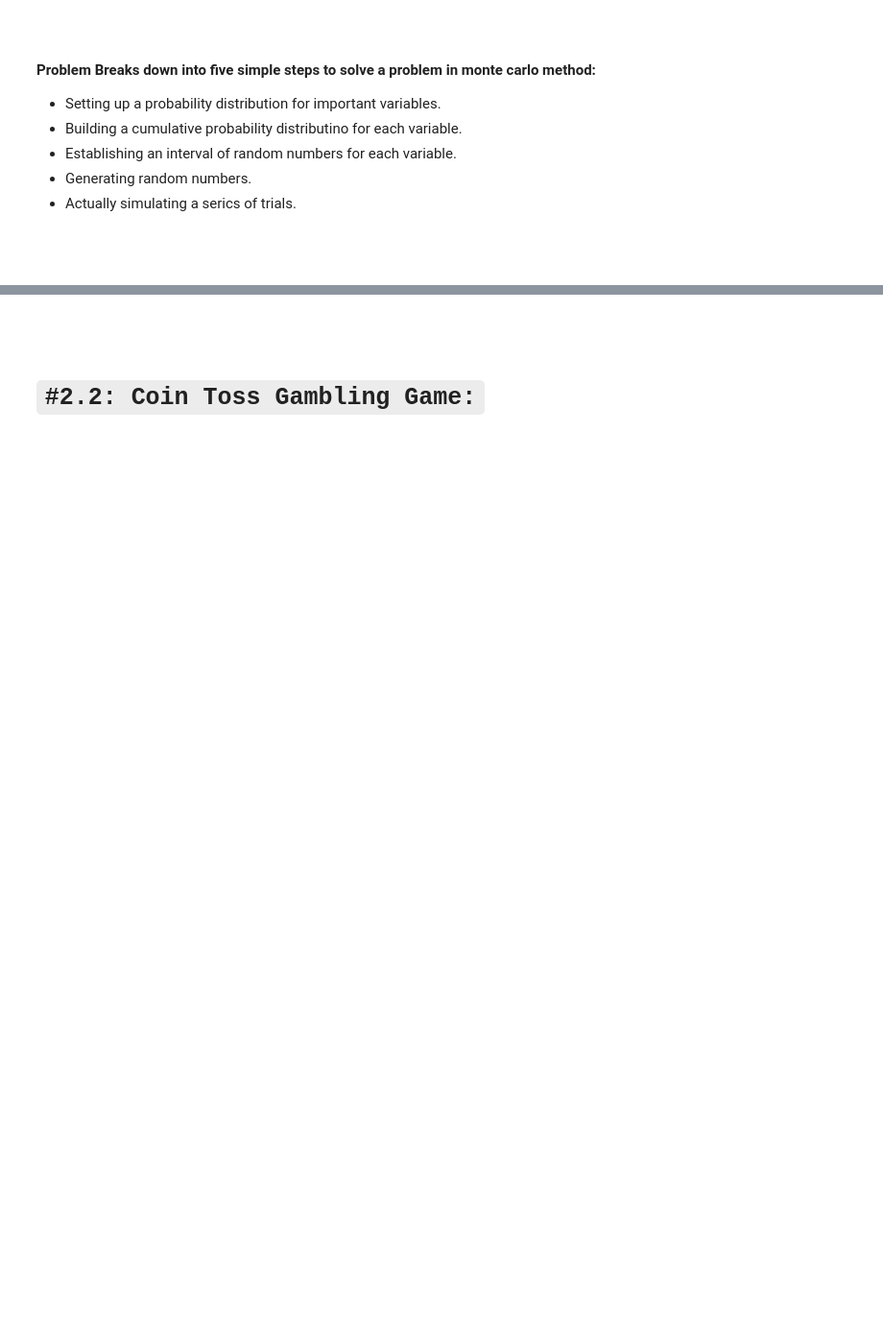
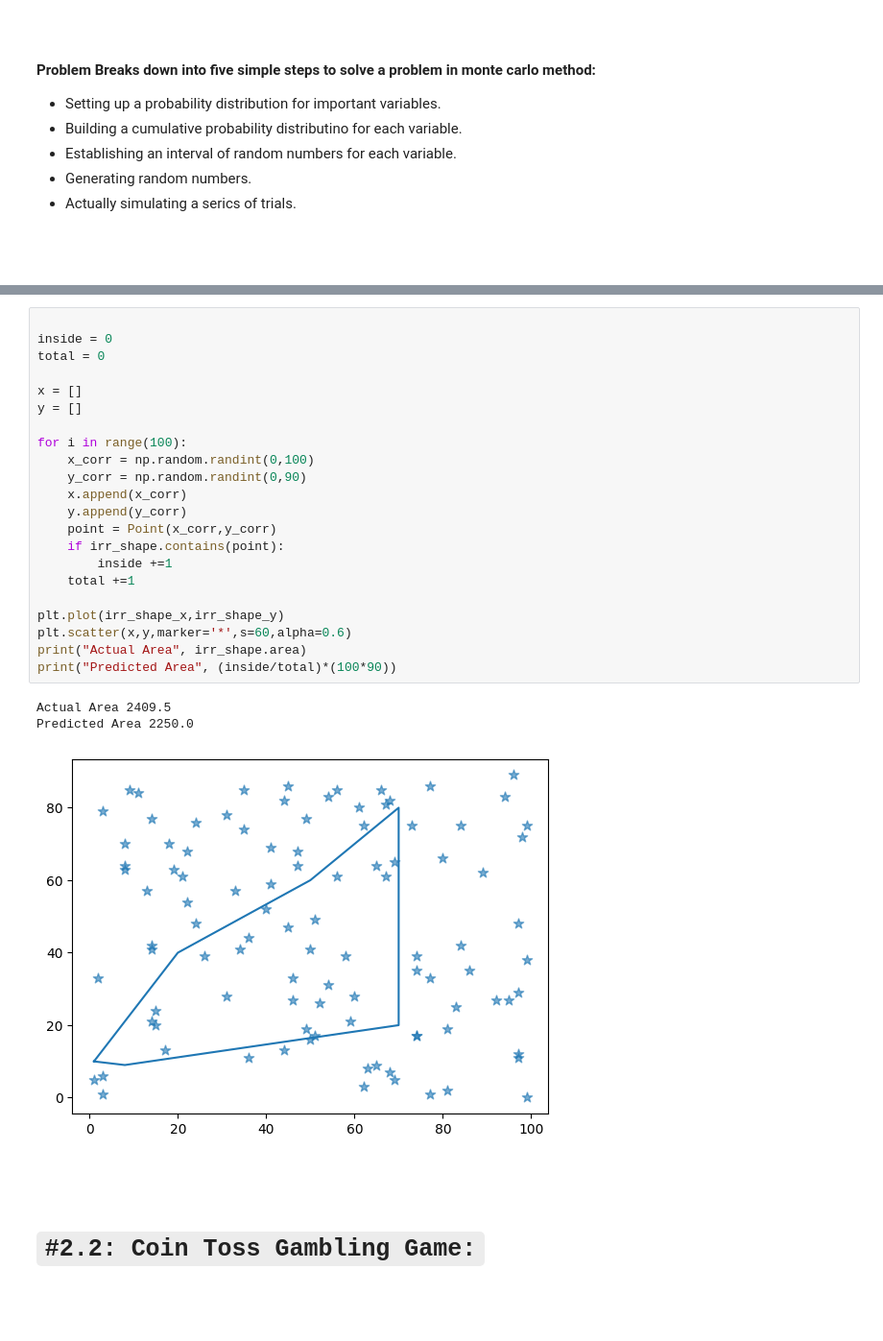
Before and after one commit to yasin-arafat-05/python-academic, a Jupyter notebook: simulation_modeling/01_monte_carlo.ipynb, the cells around one changed output, grey strips where cells are left out. Shown at 96% size. Cells and saved outputs as stored; diff of their text form; blank space fills up the shorter version.

```diff
--- a/simulation_modeling/01_monte_carlo.ipynb
+++ b/simulation_modeling/01_monte_carlo.ipynb
@@ -22,3 +58,29 @@ import matplotlib.pyplot as plt
+# %%
+
+inside = 0
+total = 0
+
+x = []
+y = []
+
+for i in range(100):
+    x_corr = np.random.randint(0,100)
+    y_corr = np.random.randint(0,90)
+    x.append(x_corr)
+    y.append(y_corr)
+    point = Point(x_corr,y_corr)
+    if irr_shape.contains(point):
+        inside +=1
+    total +=1
+
+plt.plot(irr_shape_x,irr_shape_y)
+plt.scatter(x,y,marker='*',s=60,alpha=0.6)
+print("Actual Area", irr_shape.area)
+print("Predicted Area", (inside/total)*(100*90))
+# %% [output]
+Actual Area 2409.5
+Predicted Area 2250.0
+[figure, added]
 # %% [markdown]
 <br>
 <br>
```
Also changed, not shown: parts of 4 cells of this notebook, 1 other file.
